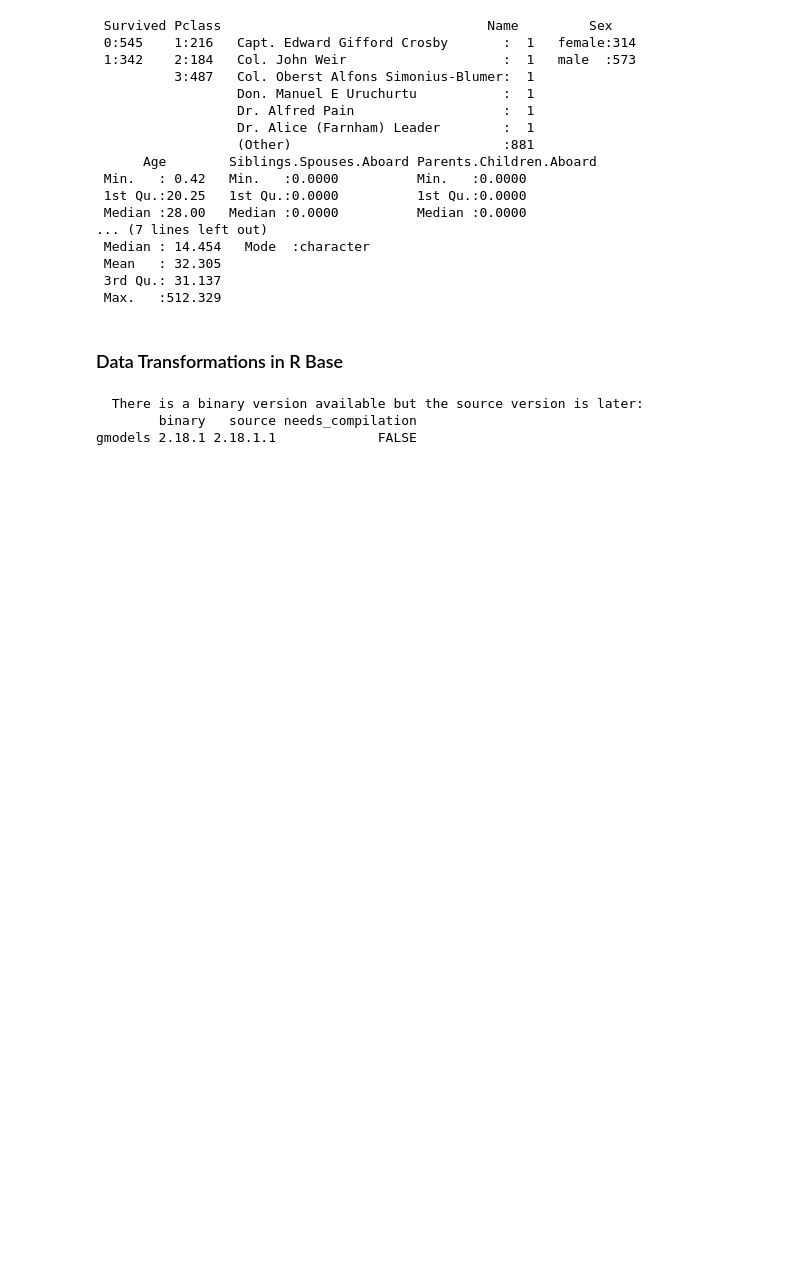
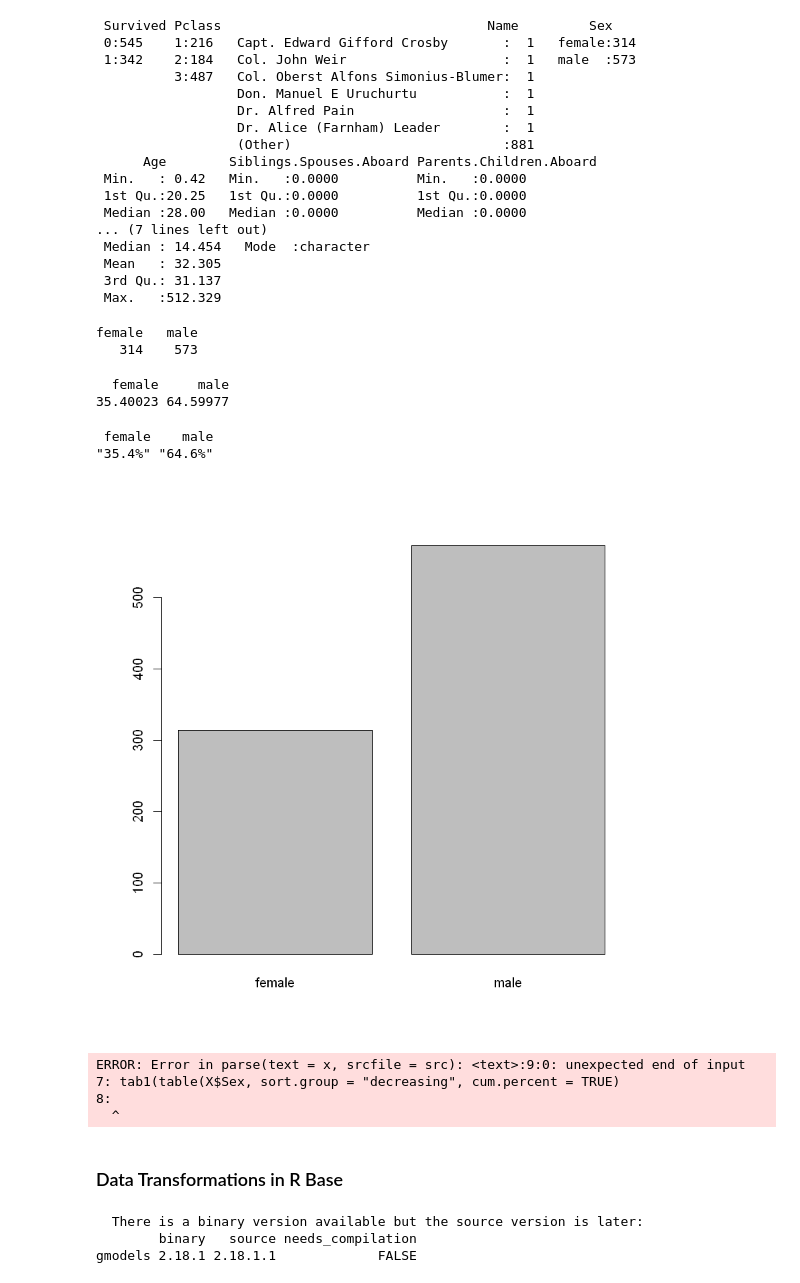
Before and after one commit to etorpy/R_and_Python_Resources, a Jupyter notebook: R Programming for SPSS Users.ipynb, the cells around one changed output. Cells and saved outputs as stored; diff of their text form; code cells hidden in the pictures; blank space fills up the shorter version.

```diff
--- a/R Programming for SPSS Users.ipynb
+++ b/R Programming for SPSS Users.ipynb
@@ -160,8 +163,46 @@ summary(X)
  Mean   : 32.305
  3rd Qu.: 31.137
  Max.   :512.329
-# %% [markdown]
-### Data Transformations in R Base
+# %%
+# Frequency tables 1: The quick and dirty way
+my_tab <- table(X$Sex)                      # Create frequency table
+my_tab
+
+# Frequency Tables 2: With percentages only
+my_tab_prob <- my_tab / sum(my_tab)         # Create proportion table
+my_tab_perc <- my_tab_prob * 100            # Create percentage table
+my_tab_perc
+
+my_tab_perc2 <- paste0(round(my_tab_perc, 2), "%")  # Format percentages
+names(my_tab_perc2) <- names(my_tab_perc)
+my_tab_perc2
+
+# Print percentage table
+# Bar Chart 1: The quick and dirty way
+barplot(my_tab)
+# %% [output]
+female   male
+   314    573
+  female     male
+35.40023 64.59977
+ female    male
+"35.4%" "64.6%"
+[figure, added]
+# %%
+# Frequency tables 2: use the epiDisplay package
+
+# Check to see if the epiDisplay package is already installed
+# system.file(package='epiDisplay')  # the gmodels package is installed
+# install.packages('epiDisplay')
+library(epiDisplay)
+tab1(table(X$Sex, sort.group = "decreasing", cum.percent = TRUE)
+# %% [output]
+ERROR: Error in parse(text = x, srcfile = src): <text>:9:0: unexpected end of input
+7: tab1(table(X$Sex, sort.group = "decreasing", cum.percent = TRUE)
+8:
+  ^
+# %% [markdown]
+### Data Transformations in R Base
 # %%
 #install.packages("gmodels")
 #CrossTable(workshop, gender, chisq = TRUE, format = "SAS")
```
Also changed, not shown: parts of 23 cells of this notebook.
